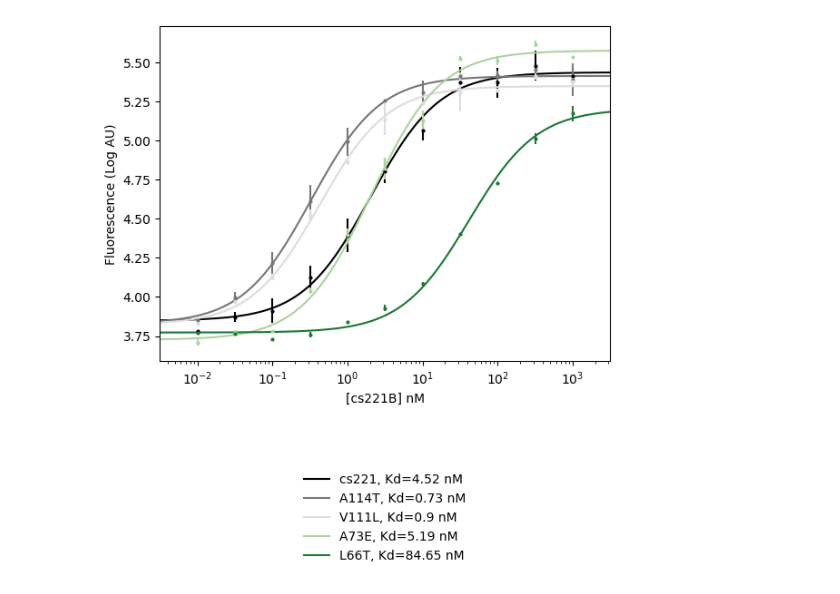
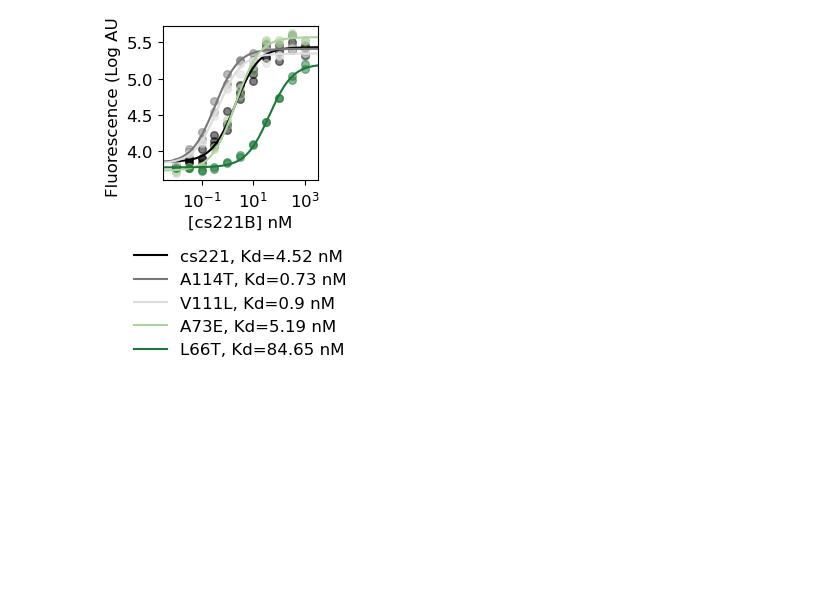
Before and after one commit to scrilly23/hinge_switch_tuning, a Jupyter notebook: fit_curves.ipynb, the cells around one changed output. Drawn from its saved outputs; the diff is of its cells as text; code cells hidden in the pictures; blank space fills up the shorter version.

Commit message:
update curve plotting

```diff
--- a/fit_curves.ipynb
+++ b/fit_curves.ipynb
@@ -145,6 +145,9 @@ sns.stripplot(data=ctrl_norm_kds_df.query("Variant not in @variants_not_to_plot"
 # %%
 ####PLOT CONTROL BINDING CURVES####
 ###OG HINGE MUTANTS ONLY####
+
+plt.figure(figsize=(2,2))
+plot_error = False
 
 file_list = os.listdir(ctrl_variants_indir)
 x_vals_dict = {}
@@ -152,7 +155,6 @@ y_vals_dict = {}
 popt_dict = {}
 
 #fit sigmoidal curve to each individual replicate
-
 for variant in ctrl_variants:
 
     x_vals_list = []
@@ -208,51 +210,58 @@ for variant in ctrl_variants:
     y_vals_dict[variant] = np.vstack(y_vals_list)
 
 
 #plot curve that using the mean popt of all replicates
 #plot mean data points with error bars
 
 plotted_curve_range = np.linspace(-2.5, 3.5, 100000)
 
 for variant in ctrl_variants:
 
     #plot mean curve
     variant_array = popt_dict[variant]
     avg_popt = np.mean(variant_array, axis=0)
 
     kd_val = round(10**(avg_popt[0]), 2)
 
     plt.plot((10**plotted_curve_range), sigmoid(plotted_curve_range, avg_popt[0], avg_popt[1], avg_popt[2]), ls='-', color=plot_color_dict[variant], label=f'{legend_label_dict[variant]}, Kd={kd_val} nM')
 
-    #calculate mean and error for data points
-    variant_x_val_array = x_vals_dict[variant]
-    variant_y_val_array = y_vals_dict[variant]
+    if plot_error is True:
+        #calculate mean and error for data points
+        variant_x_val_array = x_vals_dict[variant]
+        variant_y_val_array = y_vals_dict[variant]
 
-    y_mean = np.nanmean(variant_y_val_array, axis=0)
+        y_mean = np.nanmean(variant_y_val_array, axis=0)
 
-    #uncomment below to plot standard deviation error bars
-    error = stats.tstd(variant_y_val_array, axis=0)
+        #uncomment below to plot standard deviation error bars
+        error = stats.tstd(variant_y_val_array, axis=0)
 
-    #uncomment below to plot 95% confidence interval error bars
-    #error = stats.t.interval(0.95, len(y_mean)-1, loc=y_mean, scale=stats.sem(variant_y_val_array, axis=0))
+        #uncomment below to plot 95% confidence interval error bars
+        #error = stats.t.interval(0.95, len(y_mean)-1, loc=y_mean, scale=stats.sem(variant_y_val_array, axis=0))
 
-    plt.errorbar((10**-variant_x_val_array[0,]), y_mean, yerr=error, fmt='o', color=plot_color_dict[variant], markersize=2)
+        plt.errorbar((10**-variant_x_val_array[0,]), y_mean, yerr=error, fmt='o', color=plot_color_dict[variant], markersize=2)
 
-    #uncomment below to plot mean point only
-    #plt.scatter((10**-variant_x_val_array[0,]), y_mean, color=plot_color_dict[variant], s=5)
+        #uncomment below to plot mean point only
+        #plt.scatter((10**-variant_x_val_array[0,]), y_mean, color=plot_color_dict[variant], s=5)
+
+    else:
+        #plot points from each replicate
+        variant_x_val_array = x_vals_dict[variant]
+        variant_y_val_array = y_vals_dict[variant]
+        for rep in range(variant_x_val_array.shape[0]):
+            plt.scatter((10**-variant_x_val_array[rep,]), variant_y_val_array[rep,], color=plot_color_dict[variant], s=30, alpha=0.5)
 
     #plot settings
-    plt.rcParams["figure.figsize"] = [2,2]
     plt.xscale('log')
     plt.xlim(10**-2.5, 10**3.5)
-    plt.xlabel('[cs221B] nM', fontsize=10)
-    plt.ylabel('Fluorescence (Log AU)', fontsize=10)
-    plt.xticks(fontsize=10)
-    plt.yticks(fontsize=10)
-    plt.legend(loc='upper center', bbox_to_anchor=[0.5,-0.3], fontsize=10, frameon=False)
+    plt.xlabel('[cs221B] nM', fontsize=12)
+    plt.ylabel('Fluorescence (Log AU)', fontsize=12)
+    plt.xticks(fontsize=12)
+    plt.yticks(fontsize=12)
+    plt.legend(loc='upper center', bbox_to_anchor=[0.5,-0.35], fontsize=12, frameon=False)
 
     #plt.savefig(outdir + '/' + file_header + '_ctrl_binding_curves.png', dpi=300, pad_inches=0.1, bbox_inches = 'tight')
 # %% [output]
-[figure, old version]
+[figure, new version]
 # %%
 ####PLOT NEW VARIANT BINDING CURVES####
 ##NEW V111 ONLY####
```
Also changed, not shown: parts of 2 cells of this notebook.
